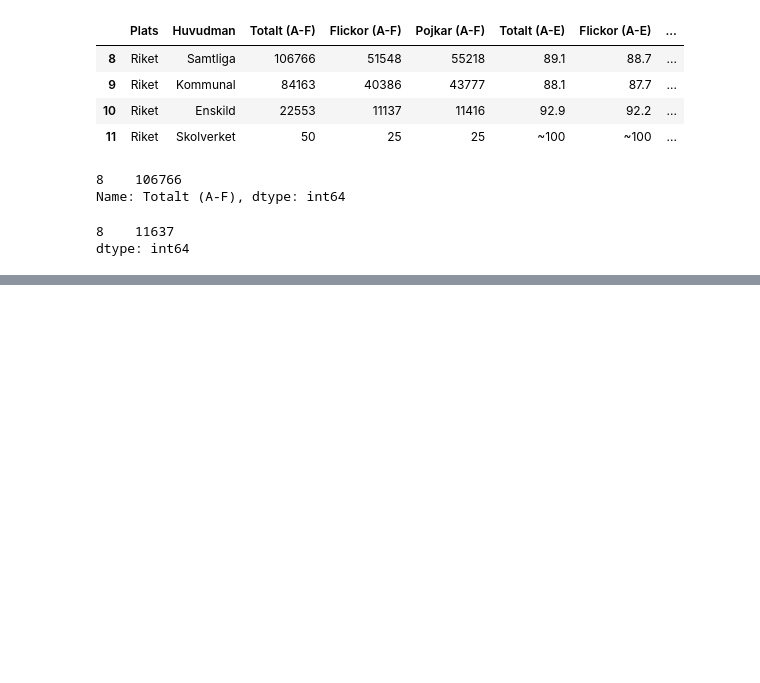
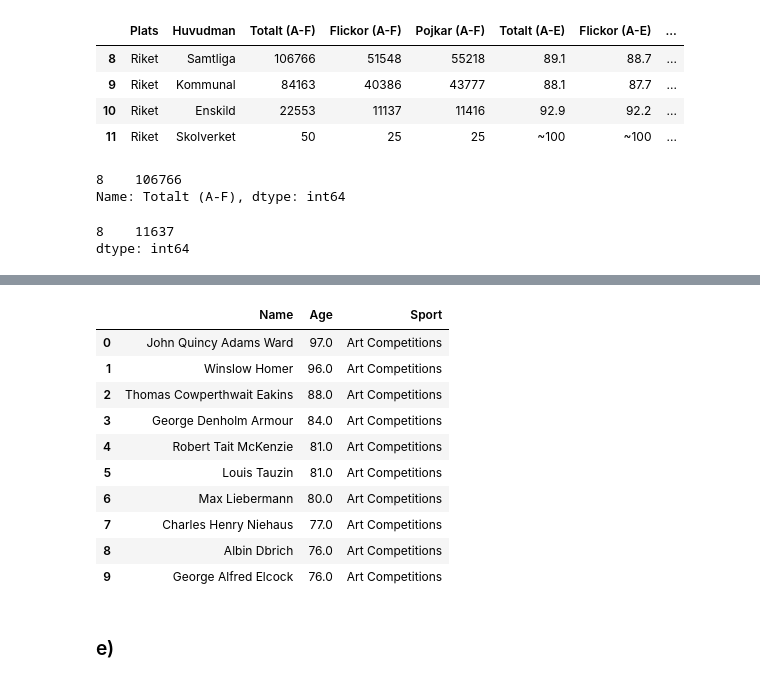
Before and after one commit to fredrikkron/data-platforms-fredrik-kron-de24, a Jupyter notebook: exercises/exercise_1.ipynb, the cells around one changed output, grey strips where cells are left out. Drawn from its saved outputs; the diff is of its cells as text; code cells hidden in the pictures; blank space fills up the shorter version.

```diff
--- a/exercises/exercise_1.ipynb
+++ b/exercises/exercise_1.ipynb
@@ -162,0 +207,26 @@ dtype: int64
+# %%
+query1 = """
+WITH ranked_athletes AS (
+    SELECT
+        Name,
+        MAX(Age) AS Age,
+        Sport
+    FROM
+        df_olympic
+    WHERE
+        Age IS NOT NULL
+    GROUP BY
+        Name, Sport
+)
+SELECT
+    DISTINCT ON (Name) Name,
+    Age,
+    Sport
+FROM
+    ranked_athletes
+ORDER BY
+    Age DESC
+LIMIT 10
+"""
+
+print(query1)
@@ -162,0 +251,17 @@ dtype: int64
+# %%
+ten_oldest_athletes = duckdb.query(query1).df()
+ten_oldest_athletes
+# %% [output]
+|  | Name | Age | Sport |
+| 0 | John Quincy Adams Ward | 97.0 | Art Competitions |
+| 1 | Winslow Homer | 96.0 | Art Competitions |
+| 2 | Thomas Cowperthwait Eakins | 88.0 | Art Competitions |
+| 3 | George Denholm Armour | 84.0 | Art Competitions |
+| 4 | Robert Tait McKenzie | 81.0 | Art Competitions |
+| 5 | Louis Tauzin | 81.0 | Art Competitions |
+| 6 | Max Liebermann | 80.0 | Art Competitions |
+| 7 | Charles Henry Niehaus | 77.0 | Art Competitions |
+| 8 | Albin Dbrich | 76.0 | Art Competitions |
+| 9 | George Alfred Elcock | 76.0 | Art Competitions |
+# %% [markdown]
+### e)
```
Also changed, not shown: parts of 17 cells of this notebook, 1 other file.
